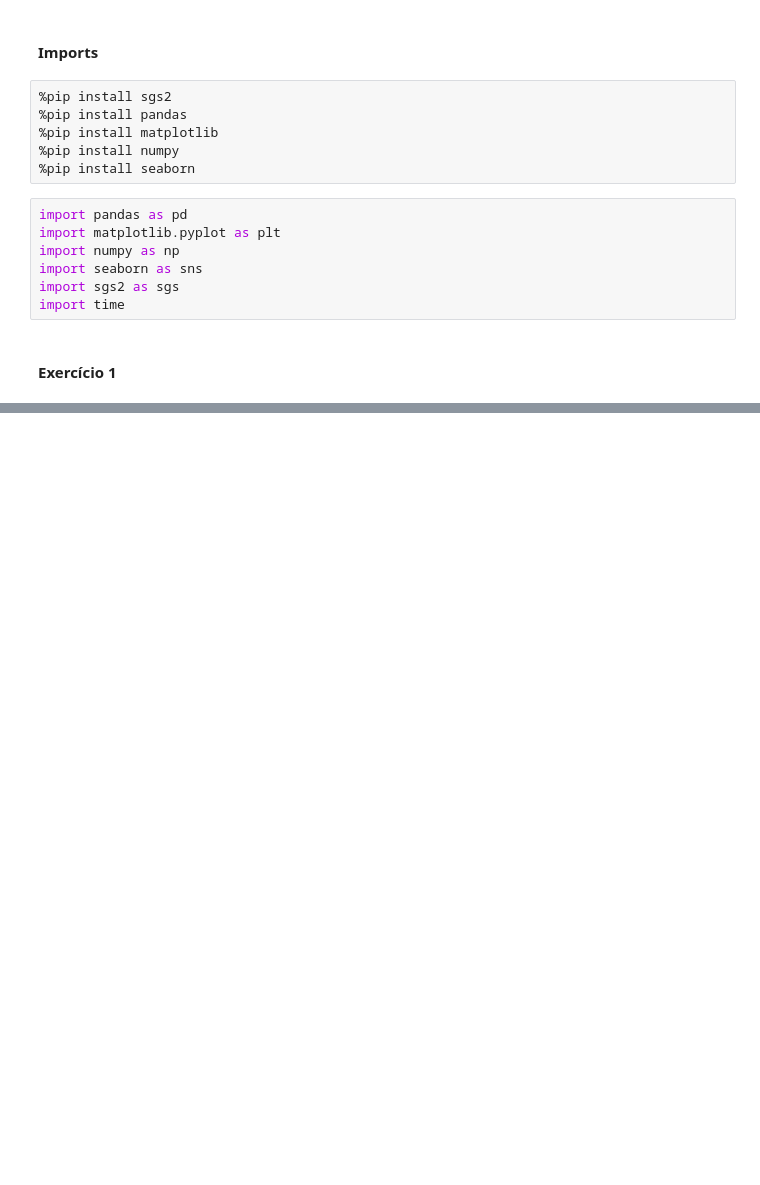
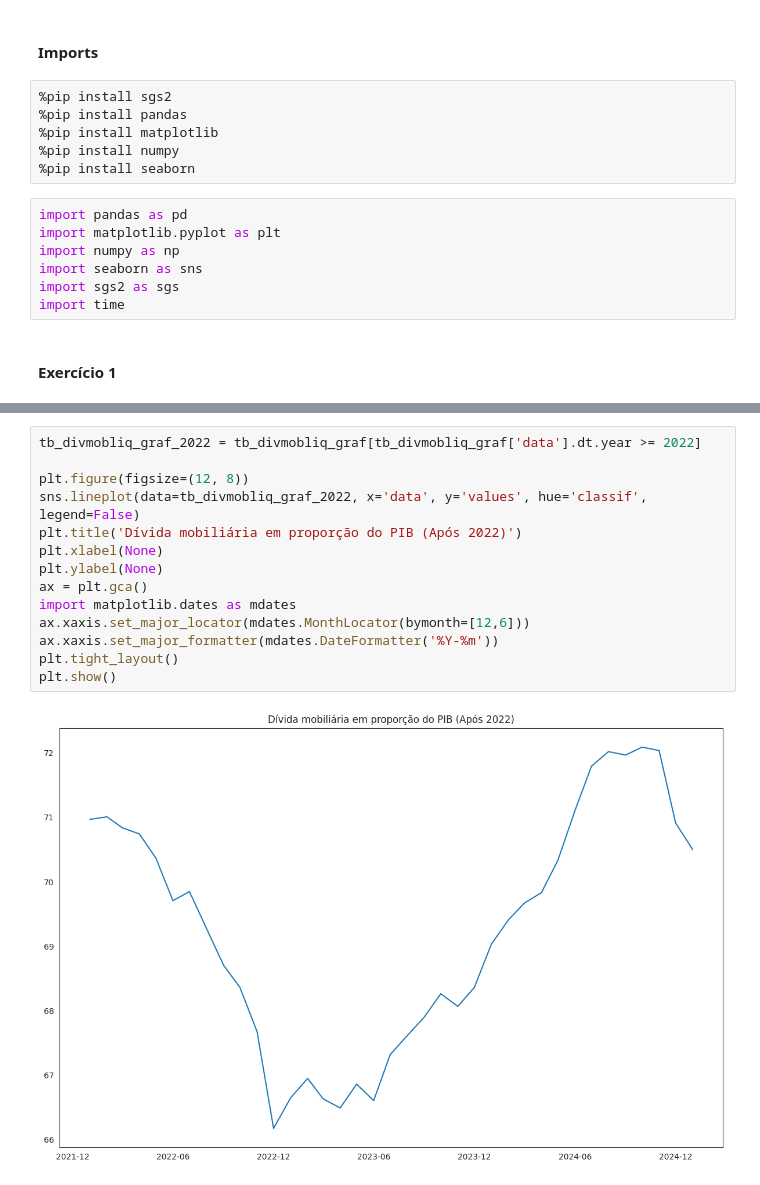
Before and after one commit to prtorques/RCM2, a Jupyter notebook: notebooks/graphs.ipynb, the cells around one changed output, grey strips where cells are left out. Drawn from its saved outputs; the diff is of its cells as text; blank space fills up the shorter version.

```diff
--- a/notebooks/graphs.ipynb
+++ b/notebooks/graphs.ipynb
@@ -101,0 +170,16 @@ plt.show()
+# %%
+tb_divmobliq_graf_2022 = tb_divmobliq_graf[tb_divmobliq_graf['data'].dt.year >= 2022]
+
+plt.figure(figsize=(12, 8))
+sns.lineplot(data=tb_divmobliq_graf_2022, x='data', y='values', hue='classif', legend=False)
+plt.title('Dívida mobiliária em proporção do PIB (Após 2022)')
+plt.xlabel(None)
+plt.ylabel(None)
+ax = plt.gca()
+import matplotlib.dates as mdates
+ax.xaxis.set_major_locator(mdates.MonthLocator(bymonth=[12,6]))
+ax.xaxis.set_major_formatter(mdates.DateFormatter('%Y-%m'))
+plt.tight_layout()
+plt.show()
+# %% [output]
+[figure, added]
```
Also changed, not shown: parts of 6 cells of this notebook.
